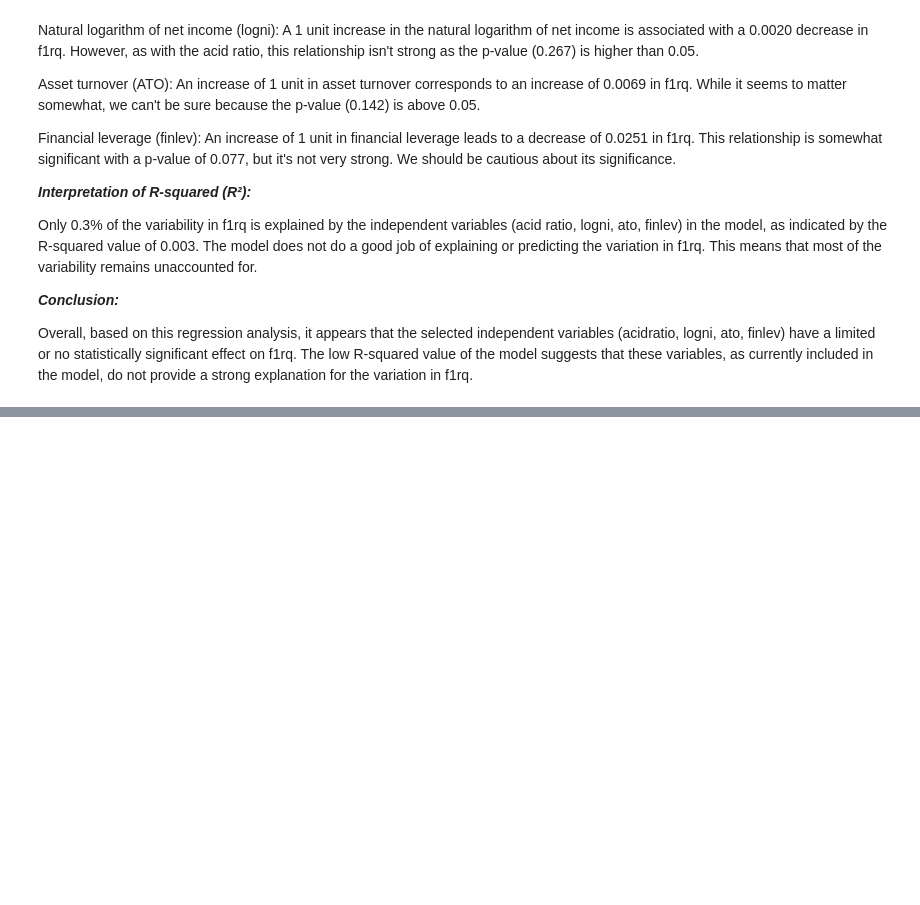
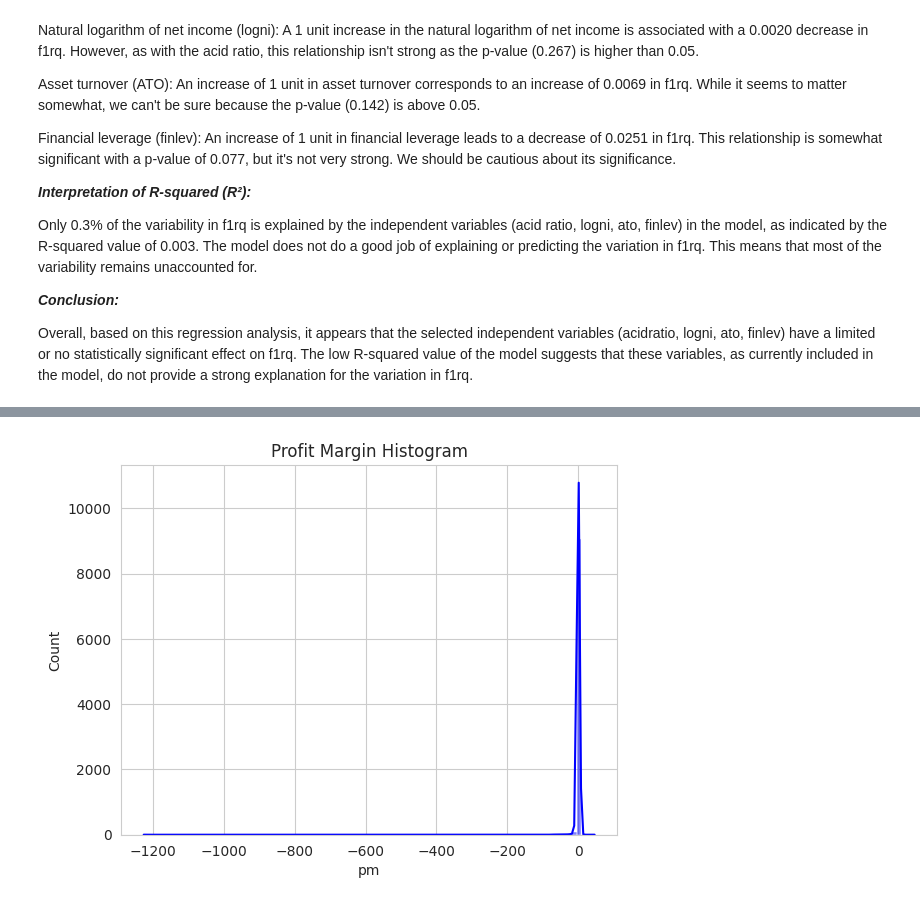
Before and after one commit to Jaime-prog/Statistics_Data_Science_TC3006C, a Jupyter notebook: Módulo 5 Preprocesamiento de datos multivariados o de una serie temporal (Portafolio Implementación)/Statistics_Module2.ipynb, the cells around one changed output, grey strips where cells are left out. Saved outputs shown, nothing was run; the diff lists cells and outputs as text; code cells hidden in the pictures; blank space fills up the shorter version.

```diff
--- a/Módulo 5 Preprocesamiento de datos multivariados o de una serie temporal (Portafolio Implementación)/Statistics_Module2.ipynb
+++ b/Módulo 5 Preprocesamiento de datos multivariados o de una serie temporal (Portafolio Implementación)/Statistics_Module2.ipynb
@@ -753,0 +917,12 @@ datam.loc[datam.sizeg_nan ==1, ['sizeg_medium', 'sizeg_large']] == np.nan
+# %%
+# Create sizegroup column based on market value
+datam['sizegroup'] = datam.groupby(datam['q'])['mvalue'].transform(lambda x: pd.qcut(x, 3, labels=["small", "medium", "large"]))
+
+# Create cross-tabulation for counts of size categories by quarter
+pd.crosstab(index=datam['q'], columns=datam['sizegroup'], values=datam['firm'], aggfunc='count')
+
+# Create dummy variables for sizegroup
+datam = pd.get_dummies(datam, columns=['sizegroup'], drop_first=True, dummy_na=True)
+
+# Handle NaN values in dummy variables
+datam.loc[datam['sizegroup_nan'] == 1, ["sizegroup_medium", "sizegroup_large"]] = np.nan
@@ -753,0 +935,17 @@ datam.loc[datam.sizeg_nan ==1, ['sizeg_medium', 'sizeg_large']] == np.nan
+# %%
+#Calculate operating earnings per share deflated by stock price
+datam['oepsp'] = np.where(
+    (datam['sharesoutstanding'] == 0) | (datam['originalprice'] == 0),
+    np.NaN,  # Set to NaN when sharesoutstanding or originalprice is zero to avoid division by zero
+    (datam['ebit'] / datam['sharesoutstanding']) / datam['originalprice']
+)
+
+#Calculate earnings per share deflated by stock price
+datam['epsp'] = np.where(
+    (datam['sharesoutstanding'] == 0) | (datam['originalprice'] == 0),
+    np.NaN,  # Set to NaN when sharesoutstanding or originalprice is zero to avoid division by zero
+    (datam['netincome'] / datam['sharesoutstanding']) / datam['originalprice']
+)
+
+#Calculate book-to-market ratio
+datam['bmr']= np.where(datam['mvalue']==0,np.NaN,datam['bookvalue']/datam['mvalue'])
@@ -753,0 +997,17 @@ datam.loc[datam.sizeg_nan ==1, ['sizeg_medium', 'sizeg_large']] == np.nan
+# %%
+import seaborn as sns
+import matplotlib.pyplot as plt
+
+# Set the style
+sns.set_style("whitegrid")
+
+# Create the histogram plot
+sns.histplot(datam['pm'], bins=100, kde=True, color='blue')
+
+# Set the title
+plt.title('Profit Margin Histogram')
+
+# Display the plot
+plt.show()
+# %% [output]
+[figure, added]
```
Also changed, not shown: parts of 99 cells of this notebook.
